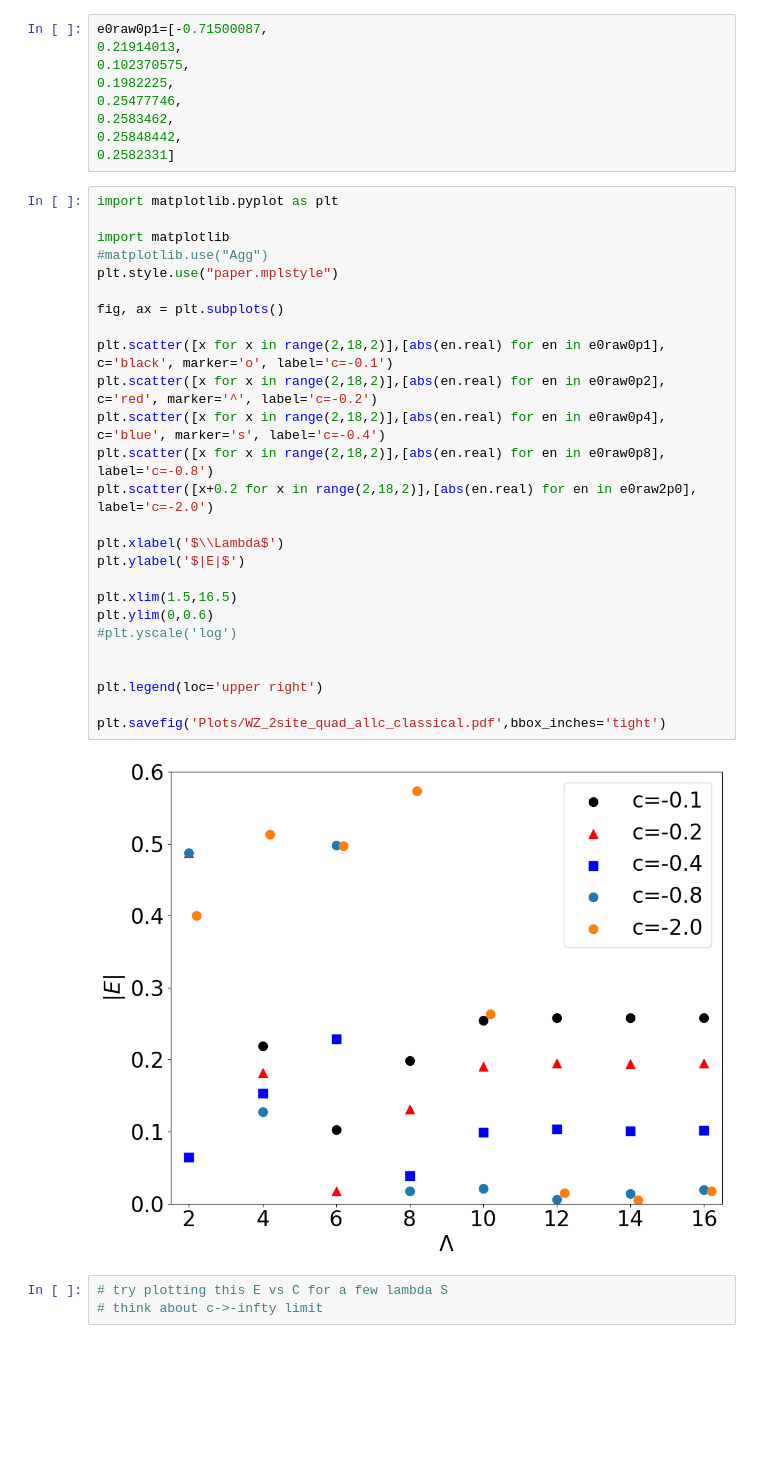
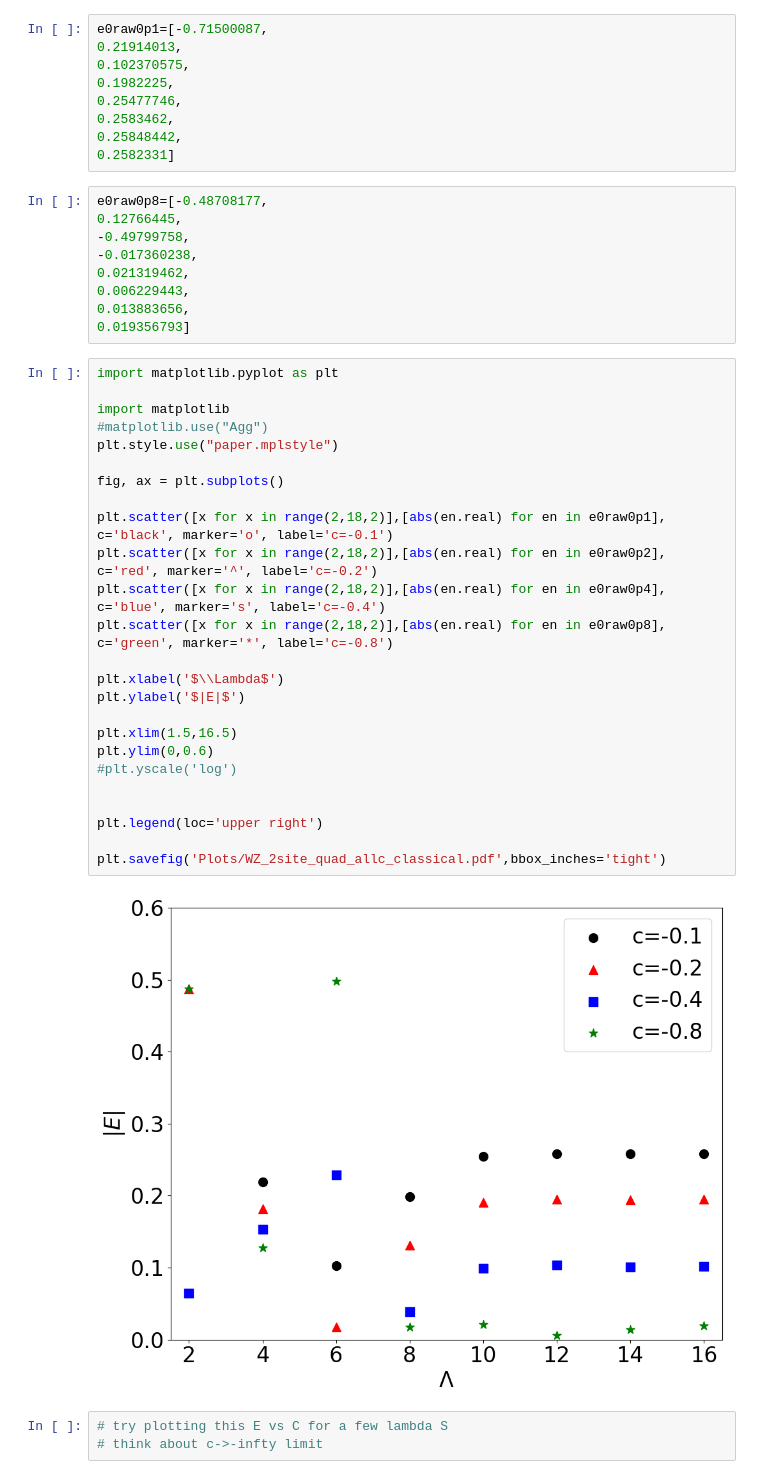
Before and after one commit to chrisculver/WessZumino, a Jupyter notebook: 2Site/VQE_quad.ipynb, the cells around one changed output. Saved outputs shown, nothing was run; the diff lists cells and outputs as text; blank space fills up the shorter version.

```diff
--- a/2Site/VQE_quad.ipynb
+++ b/2Site/VQE_quad.ipynb
@@ -537,34 +534,42 @@ e0raw0p1=[-0.71500087,
 0.2583462,
 0.25848442,
 0.2582331]
+# %%
+e0raw0p8=[-0.48708177,
+0.12766445,
+-0.49799758,
+-0.017360238,
+0.021319462,
+0.006229443,
+0.013883656,
+0.019356793]
 # %%
 import matplotlib.pyplot as plt
 
 import matplotlib
 #matplotlib.use("Agg")
 plt.style.use("paper.mplstyle")
 
 fig, ax = plt.subplots()
 
 plt.scatter([x for x in range(2,18,2)],[abs(en.real) for en in e0raw0p1], c='black', marker='o', label='c=-0.1')
 plt.scatter([x for x in range(2,18,2)],[abs(en.real) for en in e0raw0p2], c='red', marker='^', label='c=-0.2')
 plt.scatter([x for x in range(2,18,2)],[abs(en.real) for en in e0raw0p4], c='blue', marker='s', label='c=-0.4')
-plt.scatter([x for x in range(2,18,2)],[abs(en.real) for en in e0raw0p8], label='c=-0.8')
-plt.scatter([x+0.2 for x in range(2,18,2)],[abs(en.real) for en in e0raw2p0], label='c=-2.0')
+plt.scatter([x for x in range(2,18,2)],[abs(en.real) for en in e0raw0p8], c='green', marker='*', label='c=-0.8')
 
 plt.xlabel('$\\Lambda$')
 plt.ylabel('$|E|$')
 
 plt.xlim(1.5,16.5)
 plt.ylim(0,0.6)
 #plt.yscale('log')
 
 
 plt.legend(loc='upper right')
 
 plt.savefig('Plots/WZ_2site_quad_allc_classical.pdf',bbox_inches='tight')
 # %% [output]
-[figure, old version]
+[figure, new version]
 # %%
 # try plotting this E vs C for a few lambda S
 # think about c->-infty limit
```
Also changed, not shown: parts of 4 cells of this notebook, 7 other files.
